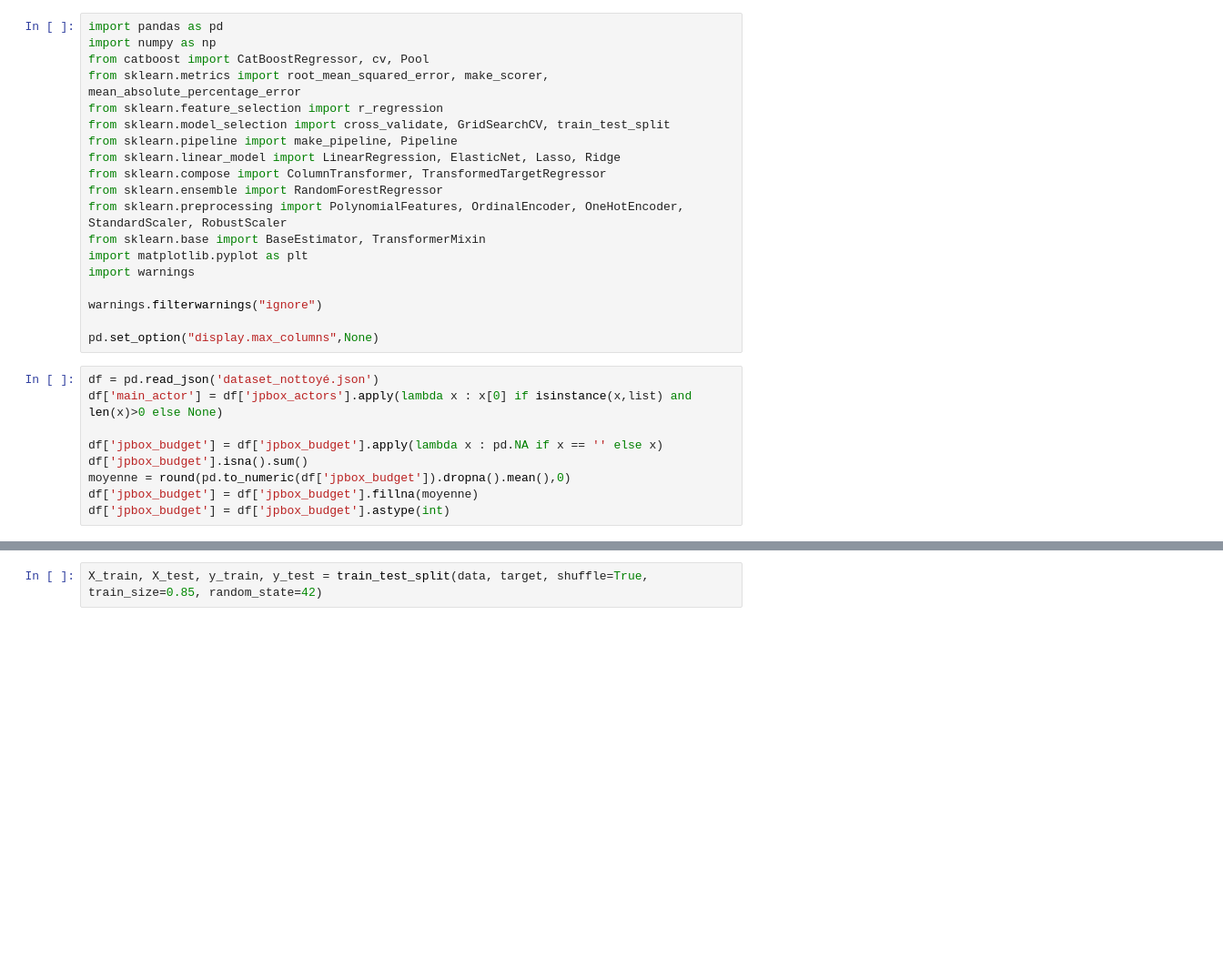
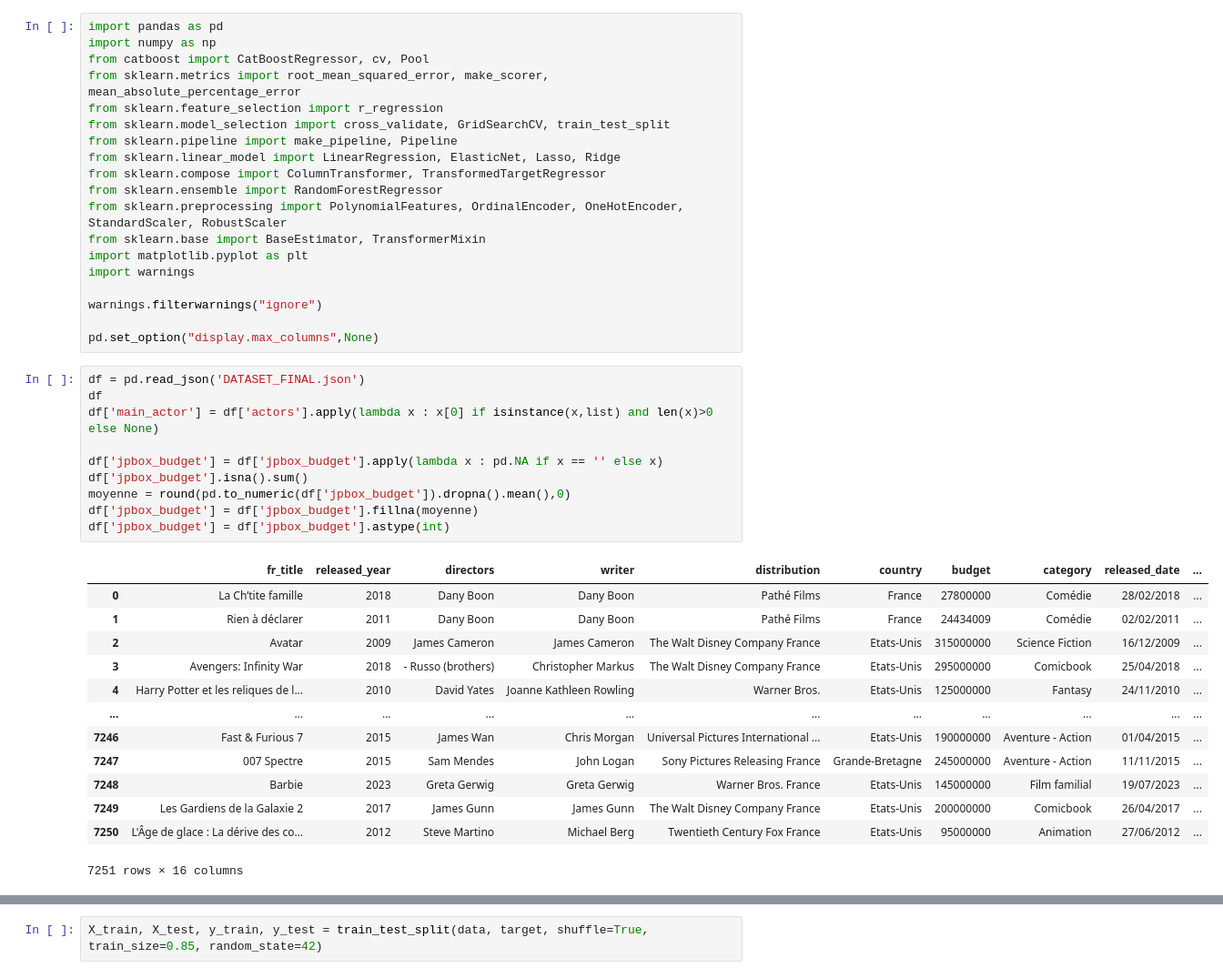
Before and after one commit to haceneZERROUK/MLrecap_Model, a Jupyter notebook: modele_hacene.ipynb, the cells around one changed output, grey strips where cells are left out. Shown at 91% size. Cells and saved outputs as stored; diff of their text form; blank space fills up the shorter version.

```diff
--- a/modele_hacene.ipynb
+++ b/modele_hacene.ipynb
@@ -18,11 +18,26 @@ warnings.filterwarnings("ignore")
 
 pd.set_option("display.max_columns",None)
 # %%
-df = pd.read_json('dataset_nottoyé.json')
-df['main_actor'] = df['jpbox_actors'].apply(lambda x : x[0] if isinstance(x,list) and len(x)>0 else None)
+df = pd.read_json('DATASET_FINAL.json')
+df
+df['main_actor'] = df['actors'].apply(lambda x : x[0] if isinstance(x,list) and len(x)>0 else None)
 
 df['jpbox_budget'] = df['jpbox_budget'].apply(lambda x : pd.NA if x == '' else x)
 df['jpbox_budget'].isna().sum()
 moyenne = round(pd.to_numeric(df['jpbox_budget']).dropna().mean(),0)
 df['jpbox_budget'] = df['jpbox_budget'].fillna(moyenne)
 df['jpbox_budget'] = df['jpbox_budget'].astype(int)
+# %% [output]
+|  | fr_title | released_year | directors | writer | distribution | country | budget | category | released_date | ... |
+| 0 | La Ch’tite famille | 2018 | Dany Boon | Dany Boon | Pathé Films | France | 27800000 | Comédie | 28/02/2018 | ... |
+| 1 | Rien à déclarer | 2011 | Dany Boon | Dany Boon | Pathé Films | France | 24434009 | Comédie | 02/02/2011 | ... |
+| 2 | Avatar | 2009 | James Cameron | James Cameron | The Walt Disney Company France | Etats-Unis | 315000000 | Science Fiction | 16/12/2009 | ... |
+| 3 | Avengers: Infinity War | 2018 | - Russo (brothers) | Christopher Markus | The Walt Disney Company France | Etats-Unis | 295000000 | Comicbook | 25/04/2018 | ... |
+| 4 | Harry Potter et les reliques de l... | 2010 | David Yates | Joanne Kathleen Rowling | Warner Bros. | Etats-Unis | 125000000 | Fantasy | 24/11/2010 | ... |
+| ... | ... | ... | ... | ... | ... | ... | ... | ... | ... | ... |
+| 7246 | Fast & Furious 7 | 2015 | James Wan | Chris Morgan | Universal Pictures International ... | Etats-Unis | 190000000 | Aventure - Action | 01/04/2015 | ... |
+| 7247 | 007 Spectre | 2015 | Sam Mendes | John Logan | Sony Pictures Releasing France | Grande-Bretagne | 245000000 | Aventure - Action | 11/11/2015 | ... |
+| 7248 | Barbie | 2023 | Greta Gerwig | Greta Gerwig | Warner Bros. France | Etats-Unis | 145000000 | Film familial | 19/07/2023 | ... |
+| 7249 | Les Gardiens de la Galaxie 2 | 2017 | James Gunn | James Gunn | The Walt Disney Company France | Etats-Unis | 200000000 | Comicbook | 26/04/2017 | ... |
+| 7250 | L'Âge de glace : La dérive des co... | 2012 | Steve Martino | Michael Berg | Twentieth Century Fox France | Etats-Unis | 95000000 | Animation | 27/06/2012 | ... |
+7251 rows × 16 columns
```
Also changed, not shown: parts of 13 cells of this notebook, 6 other files.
